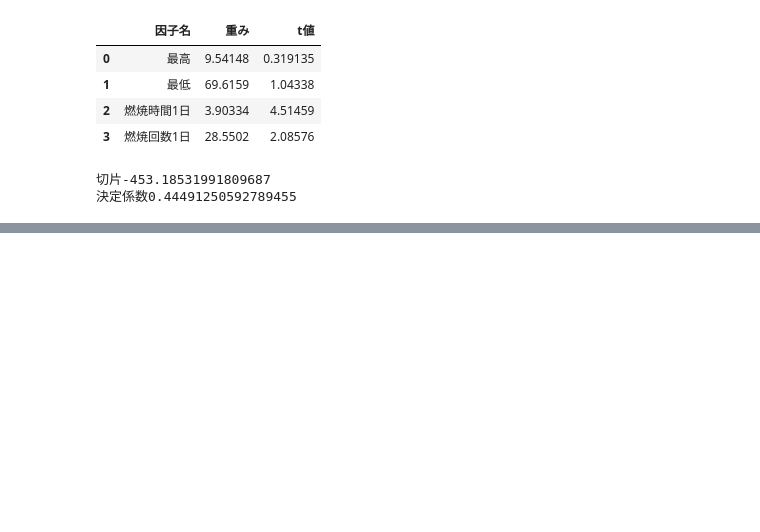
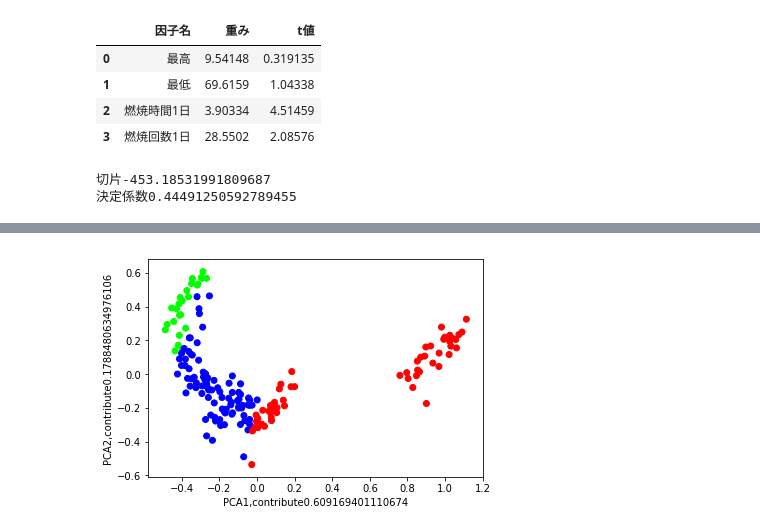
Before and after one commit to Setsu-Hanatsuki/DataMining, a Jupyter notebook: nouen.ipynb, the cells around one changed output, grey strips where cells are left out. Drawn from its saved outputs; the diff is of its cells as text; code cells hidden in the pictures; blank space fills up the shorter version.

```diff
--- a/nouen.ipynb
+++ b/nouen.ipynb
@@ -286,0 +288,9 @@ for i in range(len(x[0])):
+# %%
+from sklearn.decomposition import PCA
+pca=PCA(n_components=len(x2[0]))
+pca.fit(x2)
+#寄与率
+con=pca.explained_variance_ratio_
+
+#固有ベクトル
+fac=pca.components_
@@ -286,0 +324,9 @@ for i in range(len(x[0])):
+# %%
+tx=pca.transform(x2)
+plt.scatter(tx[:,0],tx[:,1],c=y,cmap="brg")
+plt.xlabel("PCA1,contribute"+str(con[0]))
+plt.ylabel("PCA2,contribute"+str(con[1]))
+plt.savefig("PCAGraph.png")
+plt.show()
+# %% [output]
+[figure, added]
```
Also changed, not shown: parts of 12 cells of this notebook.
